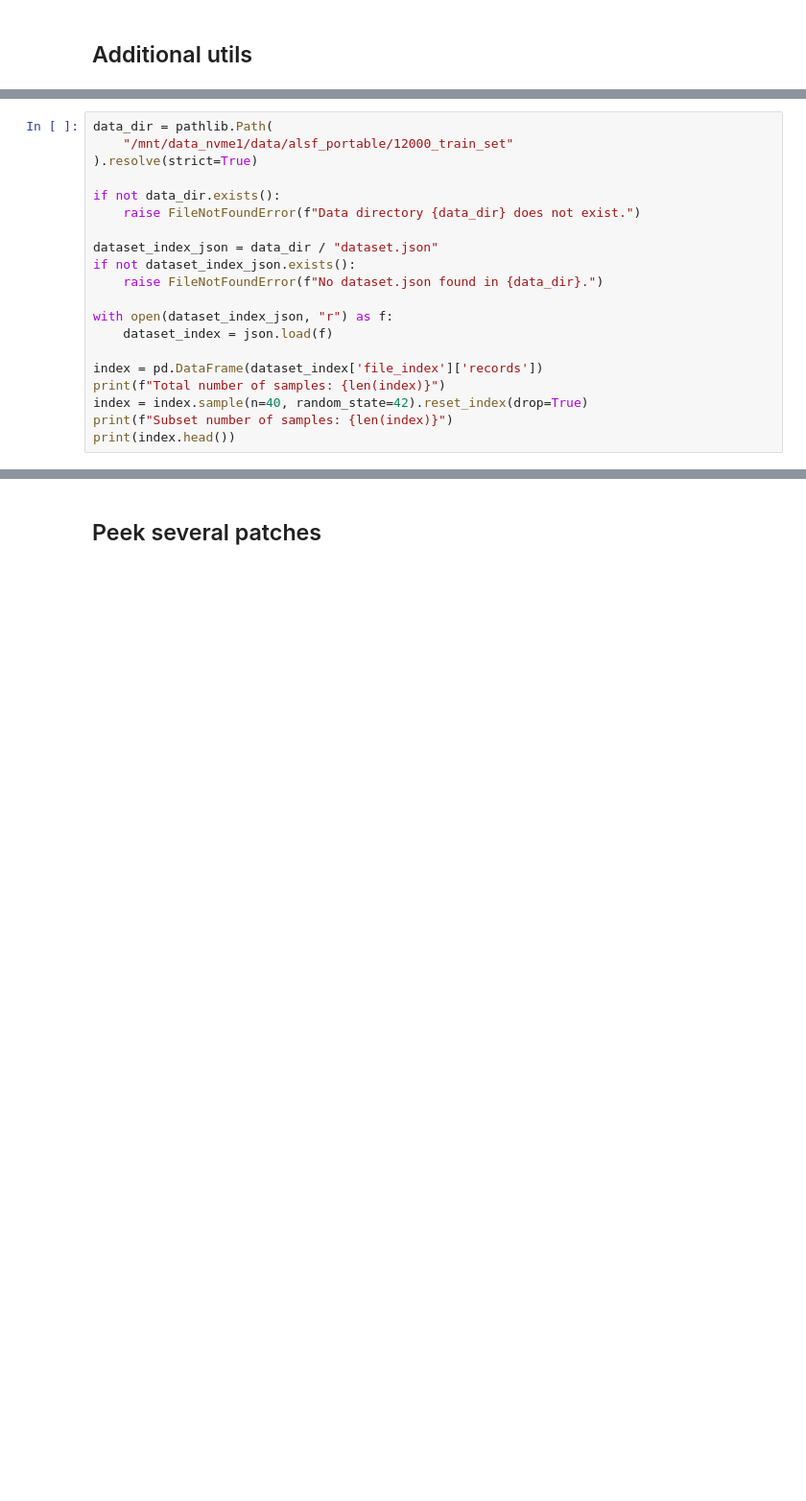
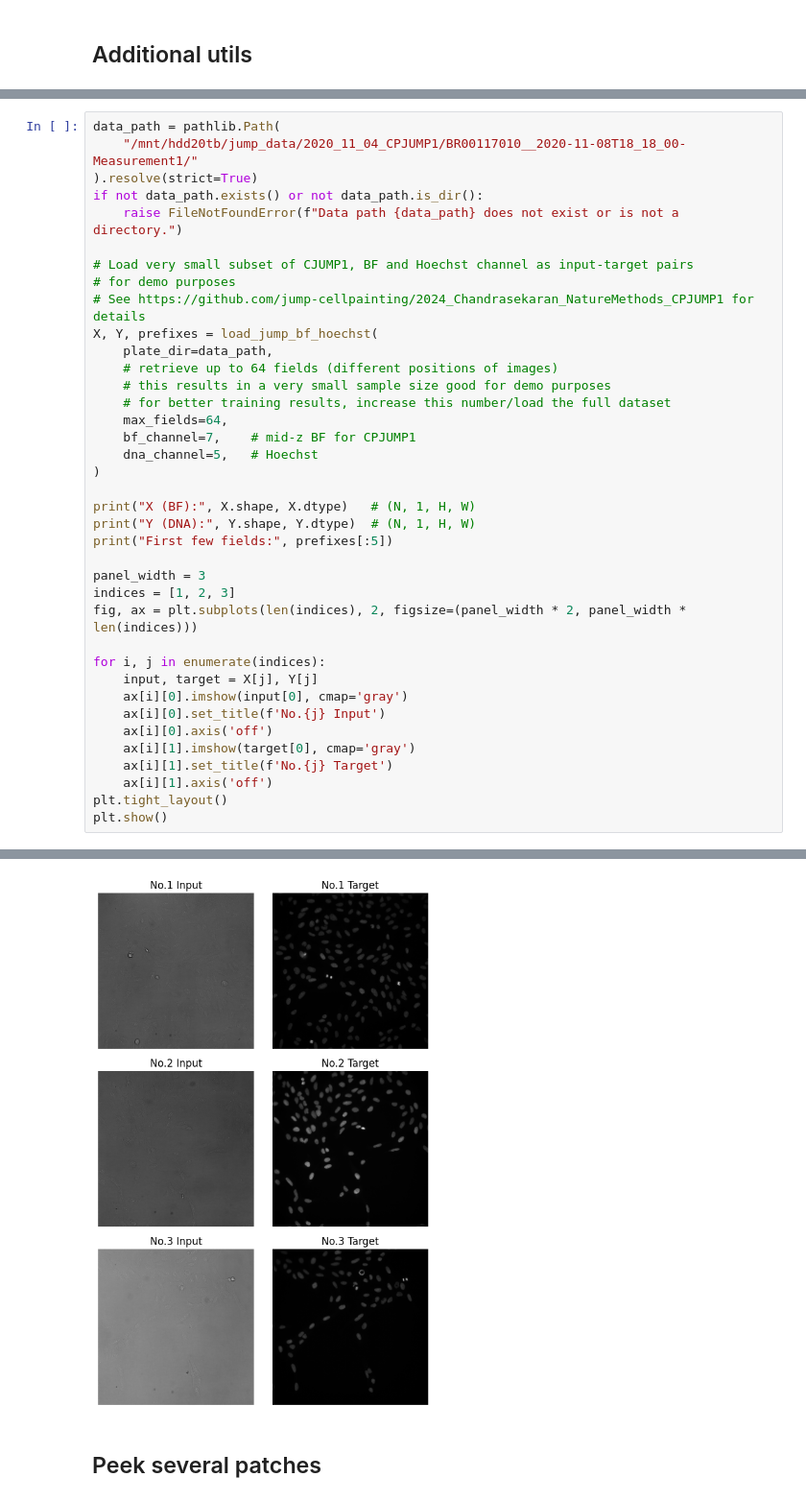
Before and after one commit to wli51/virtual_stain_flow, a Jupyter notebook: examples/training_with_logging_example.ipynb, the cells around one changed output, grey strips where cells are left out. Shown at 96% size. Saved outputs shown, nothing was run; the diff lists cells and outputs as text; blank space fills up the shorter version.

```diff
--- a/examples/training_with_logging_example.ipynb
+++ b/examples/training_with_logging_example.ipynb
@@ -79,21 +194,39 @@ class SimpleDataset(Dataset):
 # %%
-data_dir = pathlib.Path(
-    "/mnt/data_nvme1/data/alsf_portable/12000_train_set"
+data_path = pathlib.Path(
+    "/mnt/hdd20tb/jump_data/2020_11_04_CPJUMP1/BR00117010__2020-11-08T18_18_00-Measurement1/"
 ).resolve(strict=True)
+if not data_path.exists() or not data_path.is_dir():
+    raise FileNotFoundError(f"Data path {data_path} does not exist or is not a directory.")
 
-if not data_dir.exists():
-    raise FileNotFoundError(f"Data directory {data_dir} does not exist.")
+# Load very small subset of CJUMP1, BF and Hoechst channel as input-target pairs
+# for demo purposes
+# See https://github.com/jump-cellpainting/2024_Chandrasekaran_NatureMethods_CPJUMP1 for details
+X, Y, prefixes = load_jump_bf_hoechst(
+    plate_dir=data_path,
+    # retrieve up to 64 fields (different positions of images)
+    # this results in a very small sample size good for demo purposes
+    # for better training results, increase this number/load the full dataset
+    max_fields=64,
+    bf_channel=7,    # mid-z BF for CPJUMP1
+    dna_channel=5,   # Hoechst
+)
 
-dataset_index_json = data_dir / "dataset.json"
-if not dataset_index_json.exists():
-    raise FileNotFoundError(f"No dataset.json found in {data_dir}.")
+print("X (BF):", X.shape, X.dtype)   # (N, 1, H, W)
+print("Y (DNA):", Y.shape, Y.dtype)  # (N, 1, H, W)
+print("First few fields:", prefixes[:5])
 
-with open(dataset_index_json, "r") as f:
-    dataset_index = json.load(f)
+panel_width = 3
+indices = [1, 2, 3]
+fig, ax = plt.subplots(len(indices), 2, figsize=(panel_width * 2, panel_width * len(indices)))
 
-index = pd.DataFrame(dataset_index['file_index']['records'])
-print(f"Total number of samples: {len(index)}")
-index = index.sample(n=40, random_state=42).reset_index(drop=True)
-print(f"Subset number of samples: {len(index)}")
-print(index.head())
+for i, j in enumerate(indices):
+    input, target = X[j], Y[j]
+    ax[i][0].imshow(input[0], cmap='gray')
+    ax[i][0].set_title(f'No.{j} Input')
+    ax[i][0].axis('off')
+    ax[i][1].imshow(target[0], cmap='gray')
+    ax[i][1].set_title(f'No.{j} Target')
+    ax[i][1].axis('off')
+plt.tight_layout()
+plt.show()
 # %% [output]
@@ -117,3 +236,4 @@ Subset number of samples: 40
+[figure, added]
 # %% [markdown]
 ## Peek several patches
 # %%
```
Also changed, not shown: parts of 11 cells of this notebook, 1 other file.
